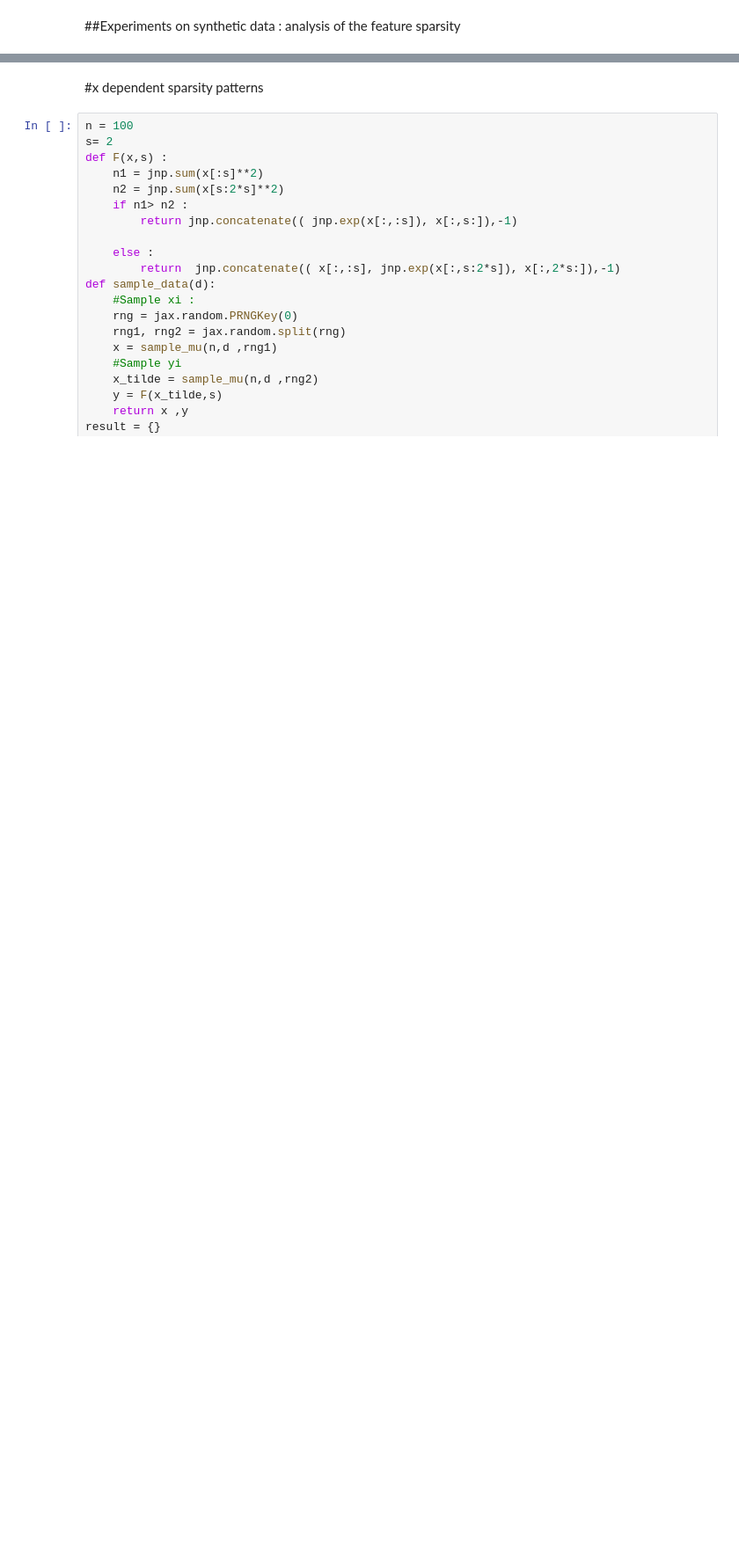
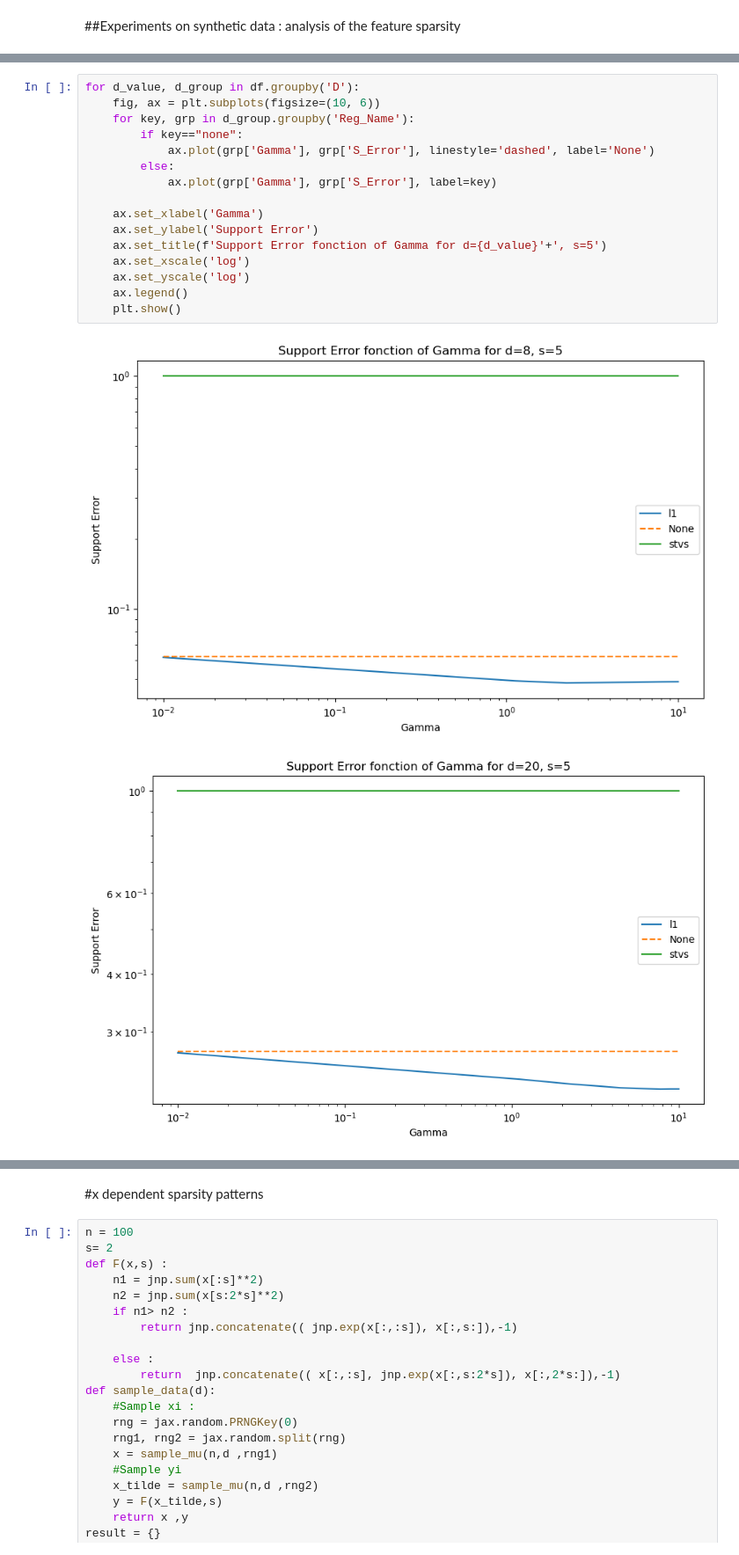
Before and after one commit to Tordjx/Optimal-transport, a Jupyter notebook: experiments.ipynb, the cells around one changed output, grey strips where cells are left out. Shown at 88% size. Drawn from its saved outputs; the diff is of its cells as text; blank space fills up the shorter version.

```diff
--- a/experiments.ipynb
+++ b/experiments.ipynb
@@ -123,0 +148,19 @@ df.to_csv("df1.csv")
+# %%
+for d_value, d_group in df.groupby('D'):
+    fig, ax = plt.subplots(figsize=(10, 6))
+    for key, grp in d_group.groupby('Reg_Name'):
+        if key=="none":
+            ax.plot(grp['Gamma'], grp['S_Error'], linestyle='dashed', label='None')
+        else:
+            ax.plot(grp['Gamma'], grp['S_Error'], label=key)
+
+    ax.set_xlabel('Gamma')
+    ax.set_ylabel('Support Error')
+    ax.set_title(f'Support Error fonction of Gamma for d={d_value}'+', s=5')
+    ax.set_xscale('log')
+    ax.set_yscale('log')
+    ax.legend()
+    plt.show()
+# %% [output]
+[figure, added]
+[figure, added]
```
Also changed, not shown: parts of 7 cells of this notebook, 3 other files.
